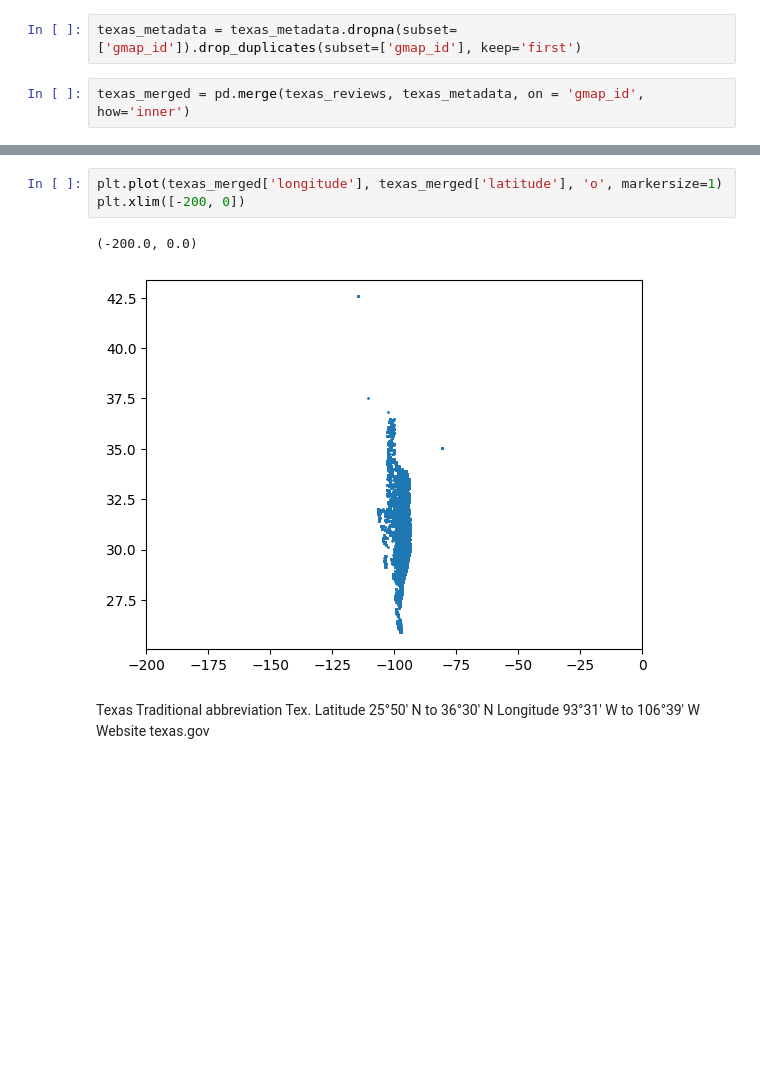
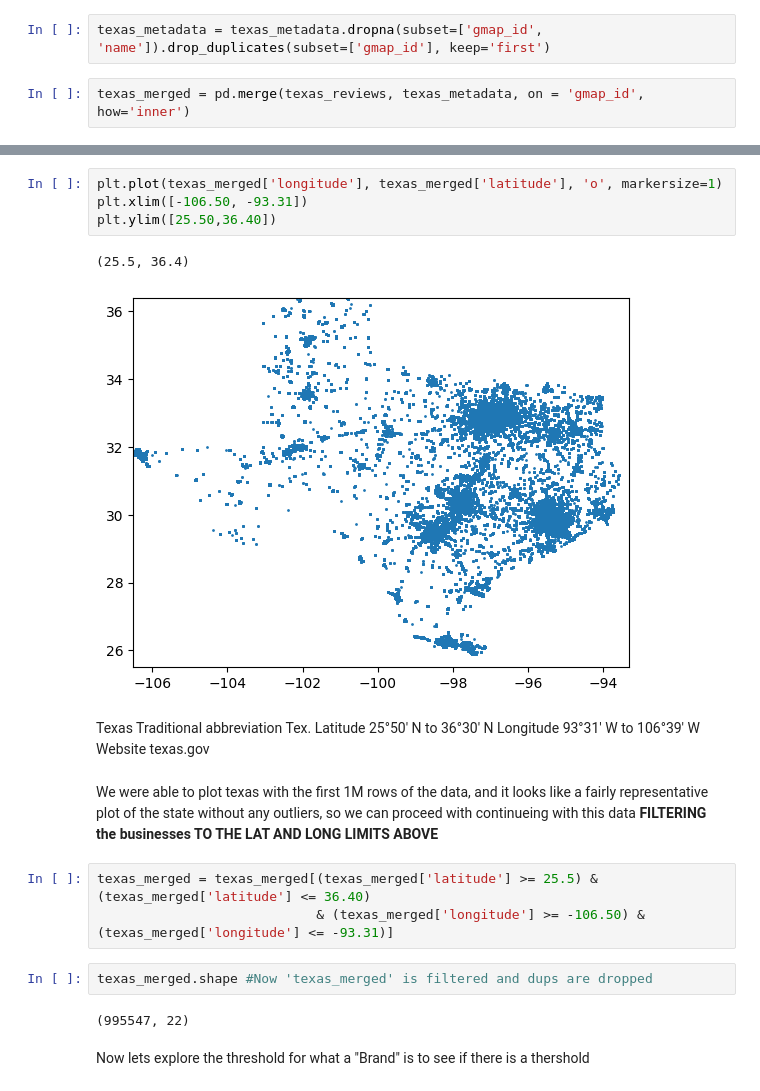
Before and after one commit to Dhrutube/DS3-LocalLens, a Jupyter notebook: Texas_first_eda.ipynb, the cells around one changed output, grey strips where cells are left out. Cells and saved outputs as stored; diff of their text form; blank space fills up the shorter version.

```diff
--- a/Texas_first_eda.ipynb
+++ b/Texas_first_eda.ipynb
@@ -119,7 +120,7 @@ texas_metadata['num_of_reviews'].plot(kind='hist', bins=50, title='Number of Rev
 # %% [markdown]
 0.5 % of geompap IDs are repeated, HOW TO HANDLE THIS?
 # %%
-texas_metadata = texas_metadata.dropna(subset=['gmap_id']).drop_duplicates(subset=['gmap_id'], keep='first')
+texas_metadata = texas_metadata.dropna(subset=['gmap_id', 'name']).drop_duplicates(subset=['gmap_id'], keep='first')
 # %%
 texas_merged = pd.merge(texas_reviews, texas_metadata, on = 'gmap_id', how='inner')
 # %%
@@ -152,12 +154,24 @@ plt.xlim([-200, 0])
 # %%
 plt.plot(texas_merged['longitude'], texas_merged['latitude'], 'o', markersize=1)
-plt.xlim([-200, 0])
+plt.xlim([-106.50, -93.31])
+plt.ylim([25.50,36.40])
 # %% [output]
-(-200.0, 0.0)
+(25.5, 36.4)
-[figure, old version]
+[figure, new version]
 # %% [markdown]
 Texas
 Traditional abbreviation	Tex.
 Latitude	25°50′ N to 36°30′ N
 Longitude	93°31′ W to 106°39′ W
 Website	texas.gov
+# %% [markdown]
+We were able to plot texas with the first 1M rows of the data, and it looks like a fairly representative plot of the state without any outliers, so we can proceed with continueing with this data **FILTERING the businesses TO THE LAT AND LONG LIMITS ABOVE**
+# %%
+texas_merged = texas_merged[(texas_merged['latitude'] >= 25.5) & (texas_merged['latitude'] <= 36.40)
+                            & (texas_merged['longitude'] >= -106.50) & (texas_merged['longitude'] <= -93.31)]
+# %%
+texas_merged.shape #Now 'texas_merged' is filtered and dups are dropped
+# %% [output]
+(995547, 22)
+# %% [markdown]
+Now lets explore the threshold for what a "Brand" is to see if there is a thershold
```
Also changed, not shown: parts of 28 cells of this notebook.
